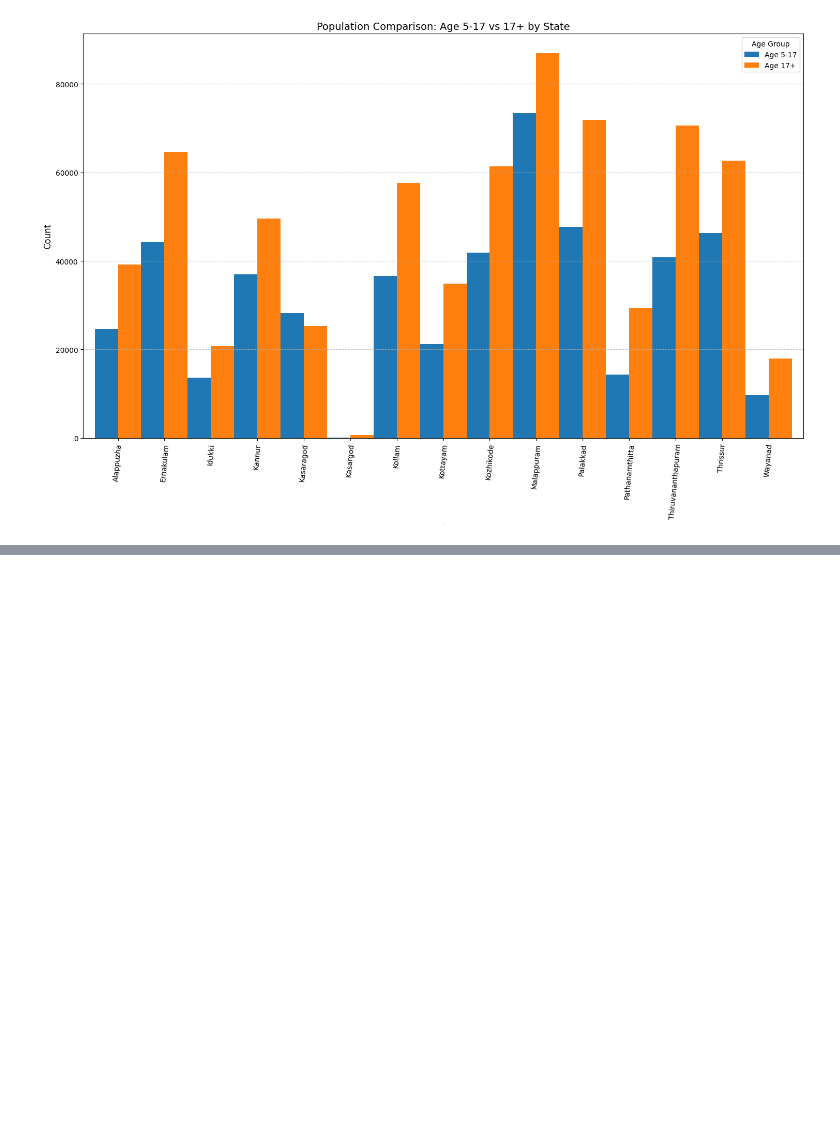
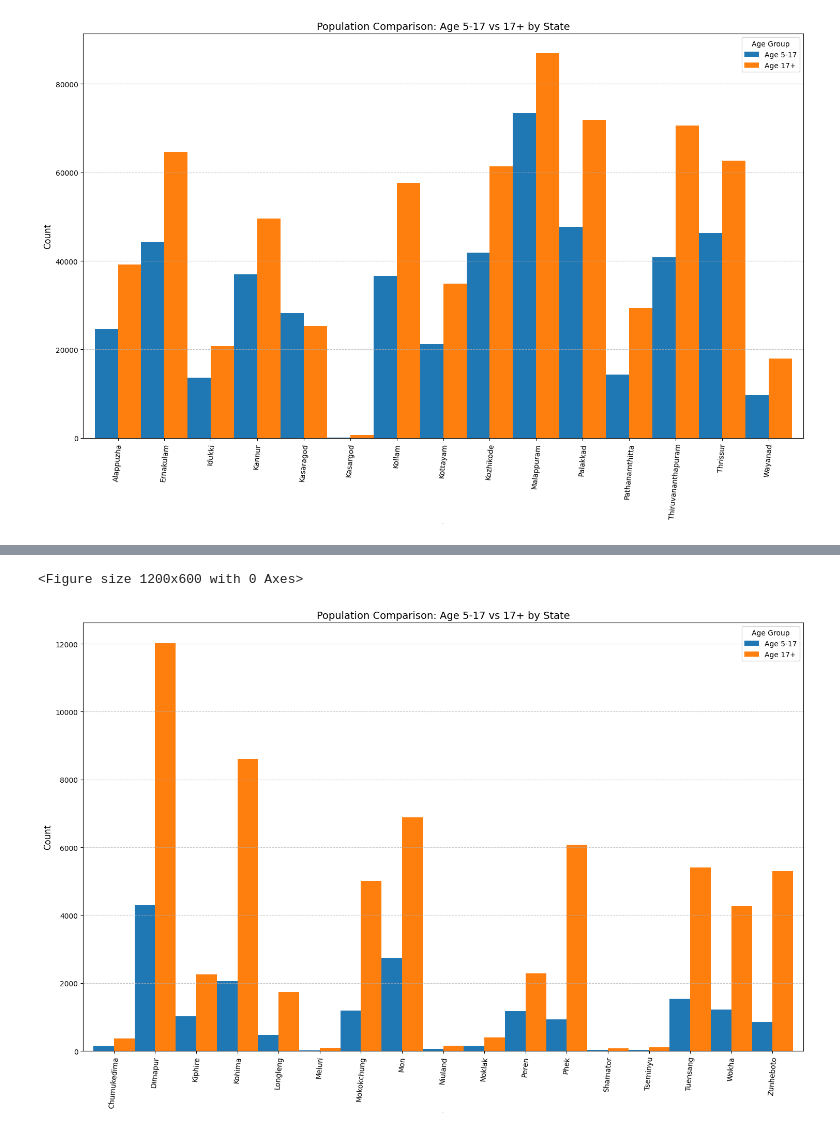
Before and after one commit to Cruciator18/Aadhar-analysis, a Jupyter notebook: biometric.ipynb, the cells around one changed output, grey strips where cells are left out. Drawn from its saved outputs; the diff is of its cells as text; code cells hidden in the pictures; blank space fills up the shorter version.

```diff
--- a/biometric.ipynb
+++ b/biometric.ipynb
@@ -199,0 +221,12 @@ plotting(kerala_dist_group)
+# %%
+
+nagaland_data = bio[bio['state'] == 'Nagaland']
+
+
+nagaland_dist_group = nagaland_data.groupby('district')[['bio_age_5_17', 'bio_age_17_']].sum()
+
+
+plotting(nagaland_dist_group)
+# %% [output]
+<Figure size 1200x600 with 0 Axes>
+[figure, added]
```
Also changed, not shown: parts of 29 cells of this notebook.
